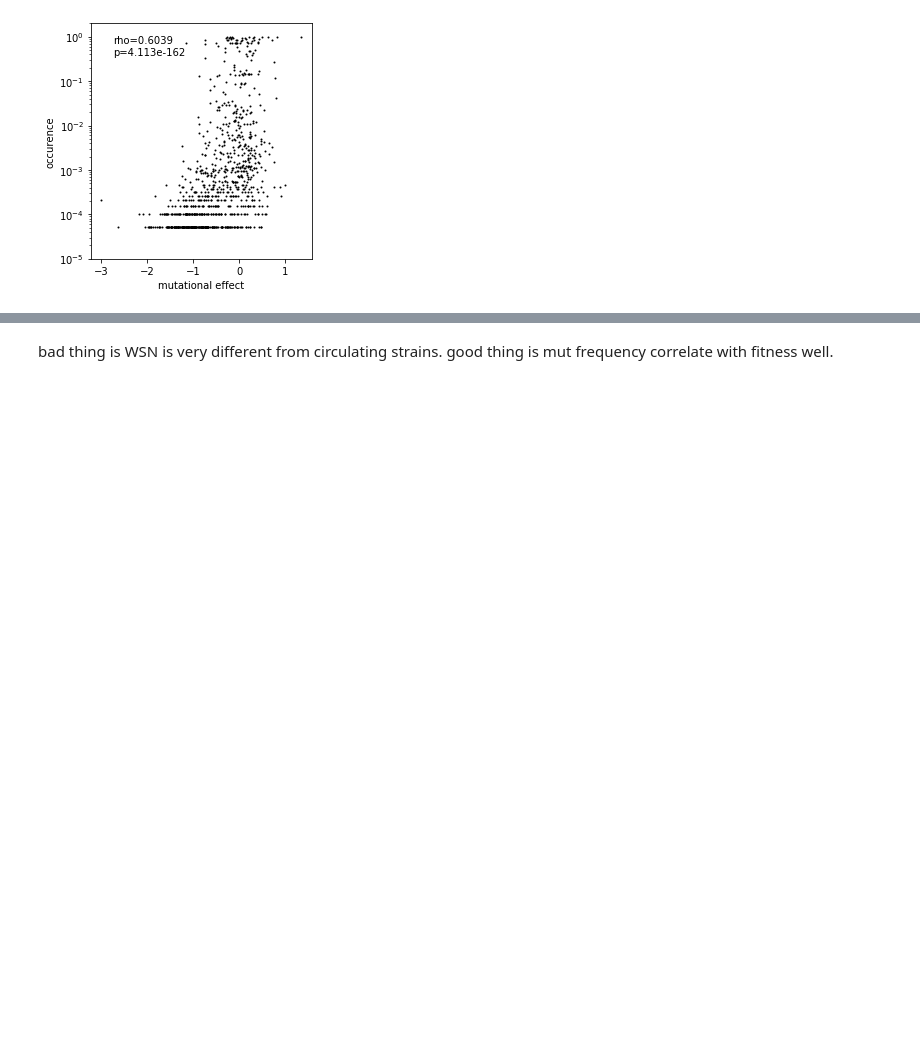
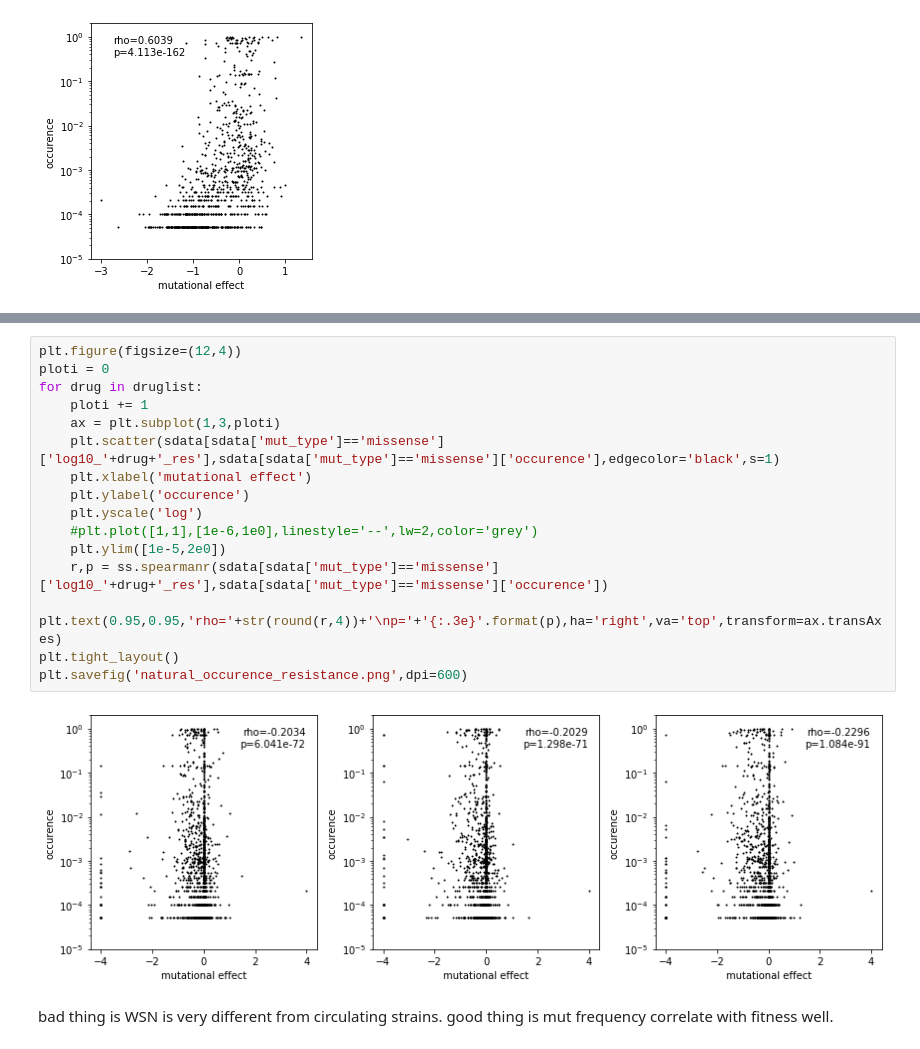
Before and after one commit to Tian-hao/flu_NA, a Jupyter notebook: NA_NOA.ipynb, the cells around one changed output, grey strips where cells are left out. Cells and saved outputs as stored; diff of their text form; blank space fills up the shorter version.

Commit message:
some resistance analysis

```diff
--- a/NA_NOA.ipynb
+++ b/NA_NOA.ipynb
@@ -371,3 +448,21 @@ plt.savefig('natural_occurence_fitness.png',dpi=600)
+# %%
+plt.figure(figsize=(12,4))
+ploti = 0
+for drug in druglist:
+    ploti += 1
+    ax = plt.subplot(1,3,ploti)
+    plt.scatter(sdata[sdata['mut_type']=='missense']['log10_'+drug+'_res'],sdata[sdata['mut_type']=='missense']['occurence'],edgecolor='black',s=1)
+    plt.xlabel('mutational effect')
+    plt.ylabel('occurence')
+    plt.yscale('log')
+    #plt.plot([1,1],[1e-6,1e0],linestyle='--',lw=2,color='grey')
+    plt.ylim([1e-5,2e0])
+    r,p = ss.spearmanr(sdata[sdata['mut_type']=='missense']['log10_'+drug+'_res'],sdata[sdata['mut_type']=='missense']['occurence'])
+    plt.text(0.95,0.95,'rho='+str(round(r,4))+'\np='+'{:.3e}'.format(p),ha='right',va='top',transform=ax.transAxes)
+plt.tight_layout()
+plt.savefig('natural_occurence_resistance.png',dpi=600)
+# %% [output]
+[figure, added]
 # %% [markdown]
 bad thing is WSN is very different from circulating strains.
 good thing is mut frequency correlate with fitness well.
```
Also changed, not shown: parts of 6 cells of this notebook.
